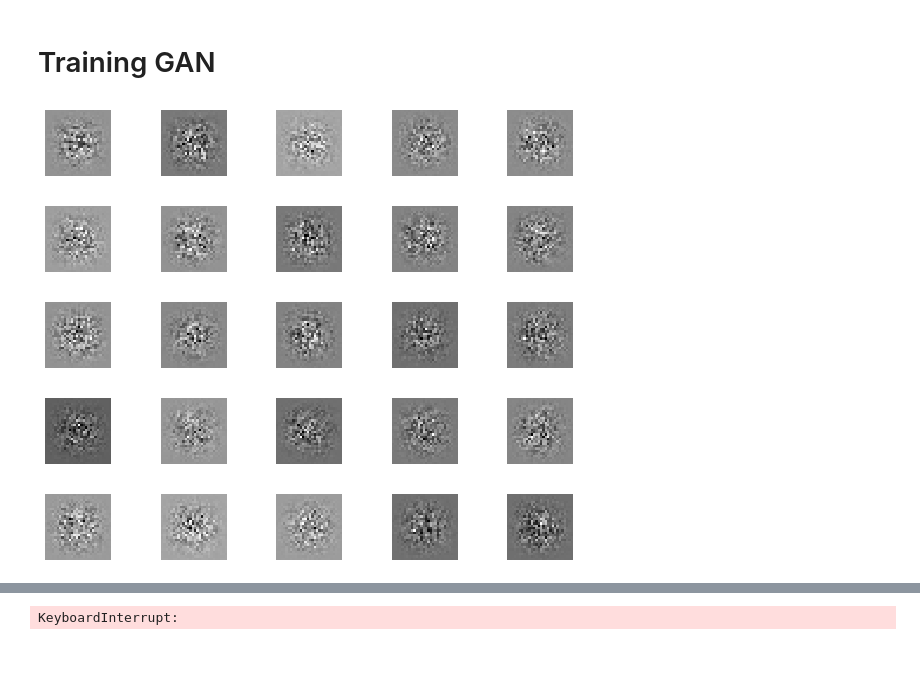
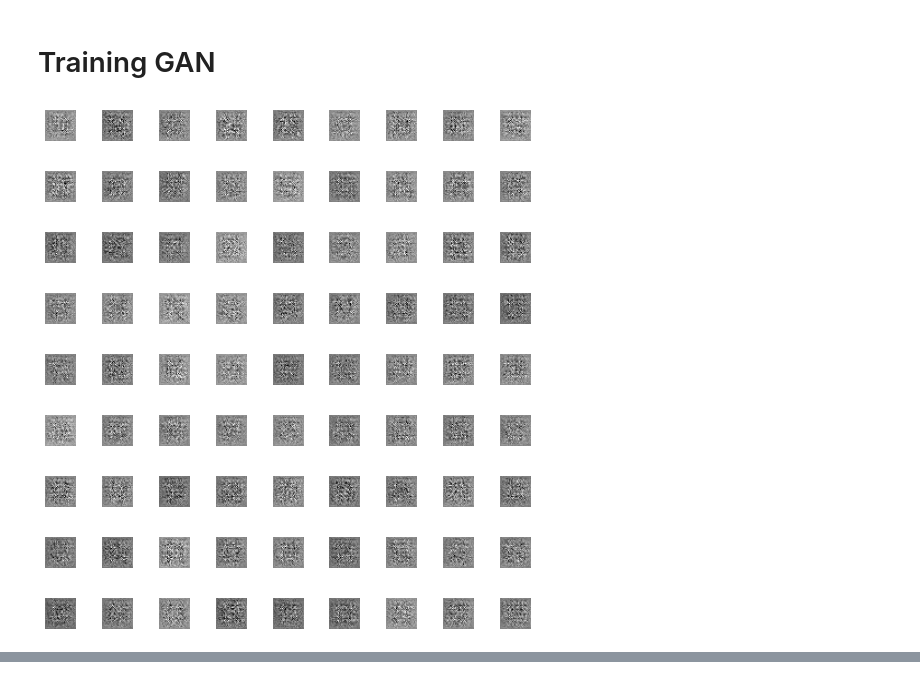
Before and after one commit to kartikgill/The-GAN-Book, a Jupyter notebook: Skill-06/SS-GAN-Combined.ipynb, the cells around one changed output, grey strips where cells are left out. Saved outputs shown, nothing was run; the diff lists cells and outputs as text; code cells hidden in the pictures.

```diff
--- a/Skill-06/SS-GAN-Combined.ipynb
+++ b/Skill-06/SS-GAN-Combined.ipynb
@@ -60,23 +68,23 @@ print (trainX.shape, testX.shape, trainY.shape, testY.shape)
 random_input = tensorflow.keras.layers.Input(shape = 100)
 
 x = tensorflow.keras.layers.Dense(5*5*64)(random_input)
-x = tensorflow.keras.layers.Activation('swish')(x)
+x = tensorflow.keras.layers.Activation('relu')(x)
+x = tensorflow.keras.layers.BatchNormalization(momentum=0.8)(x)
 
 x = tensorflow.keras.layers.Reshape((5, 5, 64))(x)
 
-x = tensorflow.keras.layers.Conv2DTranspose(filters=128, kernel_size=(5,5))(x)
-x = tensorflow.keras.layers.Activation('swish')(x)
-x = tensorflow.keras.layers.BatchNormalization()(x)
+x = tensorflow.keras.layers.Conv2DTranspose(filters=128, kernel_size=(3,3), strides=2)(x)
+x = tensorflow.keras.layers.Activation('relu')(x)
+x = tensorflow.keras.layers.BatchNormalization(momentum=0.8)(x)
 
-x = tensorflow.keras.layers.Conv2DTranspose(filters=128, kernel_size=(7,7))(x)
-x = tensorflow.keras.layers.Activation('swish')(x)
-x = tensorflow.keras.layers.BatchNormalization()(x)
+x = tensorflow.keras.layers.Conv2DTranspose(filters=128, kernel_size=(3,3), strides=2)(x)
+x = tensorflow.keras.layers.Activation('relu')(x)
+x = tensorflow.keras.layers.BatchNormalization(momentum=0.8)(x)
 
-x = tensorflow.keras.layers.Conv2DTranspose(filters=128, kernel_size=(7,7))(x)
-x = tensorflow.keras.layers.Activation('swish')(x)
-x = tensorflow.keras.layers.BatchNormalization()(x)
+x = tensorflow.keras.layers.Conv2DTranspose(filters=128, kernel_size=(3,3))(x)
+x = tensorflow.keras.layers.Activation('relu')(x)
 
-x = tensorflow.keras.layers.Conv2DTranspose(filters=1, kernel_size=(8,8))(x)
+x = tensorflow.keras.layers.Conv2DTranspose(filters=1, kernel_size=(4,4))(x)
 generated_image = tensorflow.keras.layers.Activation('tanh')(x)
 
 generator_network = tensorflow.keras.models.Model(inputs=random_input, outputs=generated_image)
@@ -157,7 +160,7 @@ None
 # %%
 adam_optimizer = tensorflow.keras.optimizers.Adam(learning_rate=0.0001, beta_1=0.5)
 discriminator_network.compile(loss=['binary_crossentropy', 'categorical_crossentropy'], optimizer=adam_optimizer,\
-                              metrics=['accuracy'])
+                              metrics=['accuracy'], loss_weights=[0.5, 0.5])
 # %% [markdown]
 # GAN
 # %%
@@ -228,13 +231,13 @@ def get_fake_classes(batch_size):
     return np.array(fake_classes)
 
 def show_generator_results(generator_network):
-    for k in range(5):
-        plt.figure(figsize=(10, 7))
-        random_noise_batches = get_random_noise(5, noise_size)
+    for k in range(9):
+        plt.figure(figsize=(9, 6))
+        random_noise_batches = get_random_noise(10, noise_size)
         fake_samples = generator_network.predict_on_batch(random_noise_batches)
-        for j in range(5):
+        for j in range(9):
             i = j
-            plt.subplot(550 + 1 + j)
+            plt.subplot(990 + 1 + j)
             plt.imshow(fake_samples[i,:,:,-1], cmap='gray_r')
             plt.axis('off')
         plt.show()
@@ -248,41 +251,45 @@ steps = 500
 noise_size = 100
 
 for i in range(0, epochs):
-    if (i%10 == 0):
+    if (i%5 == 0):
         op = show_generator_results(generator_network)
         #print (op)
     for j in range(steps):
         fake_samples = get_fake_samples(generator_network, batch_size//2, noise_size)
         fake_classes = get_fake_classes(batch_size//2)
         real_samples, real_classes = get_real_samples(batch_size=batch_size//2)
 
         fake_y = np.zeros((batch_size//2, 1))
         real_y = np.ones((batch_size//2, 1))
 
         input_samples = np.vstack((fake_samples, real_samples))
         class_labels = np.vstack((fake_classes, real_classes))
         output_labels = np.vstack((fake_y, real_y))
 
         # Updating Discriminator weights
         discriminator_network.trainable=True
         loss_d = discriminator_network.train_on_batch(input_samples, [output_labels, class_labels])
 
         noise_batches = get_random_noise(batch_size, noise_size)
         ss_gan_input = noise_batches
 
         # Make the Discriminator belive that these are real samples and calculate loss to train the generator
         ss_gan_output = np.ones((batch_size))
 
         # Updating Generator weights
         discriminator_network.trainable=False
         loss_g = ss_gan_model.train_on_batch(ss_gan_input, ss_gan_output)
 
         if j%50 == 0:
-            print ("Epoch:%.0f, Step:%.0f, D-Loss1:%.3f, D-Loss2:%.3f, D-Acc1:%.3f, D-Acc2:%.3f, G-Loss:%.3f"%\
-                   (i,j,loss_d[0],loss_d[2],loss_d[1]*100,loss_d[3]*100,loss_g))
+            print ("Epoch:%.0f, Step:%.0f, D-Loss:%.3f, D-Acc:%.3f, D-Acc-Classification:%.3f, G-Loss:%.3f"%\
+                   (i,j,loss_d[0],loss_d[3]*100,loss_d[4]*100,loss_g))
 # %% [output]
-[figure, old version]
+[figure, new version]
-[figure, old version]
+[figure, new version]
-[figure, old version]
+[figure, new version]
-[figure, old version]
+[figure, new version]
-[figure, old version]
+[figure, new version]
+[figure, added]
+[figure, added]
+[figure, added]
+[figure, added]
@@ -290 +306,0 @@ Epoch:0, Step:0, D-Loss1:3.657, D-Loss2:2.876, D-Acc1:78.148, D-Acc2:72.000, G-L
-KeyboardInterrupt:
```
Also changed, not shown: parts of 6 cells of this notebook.
